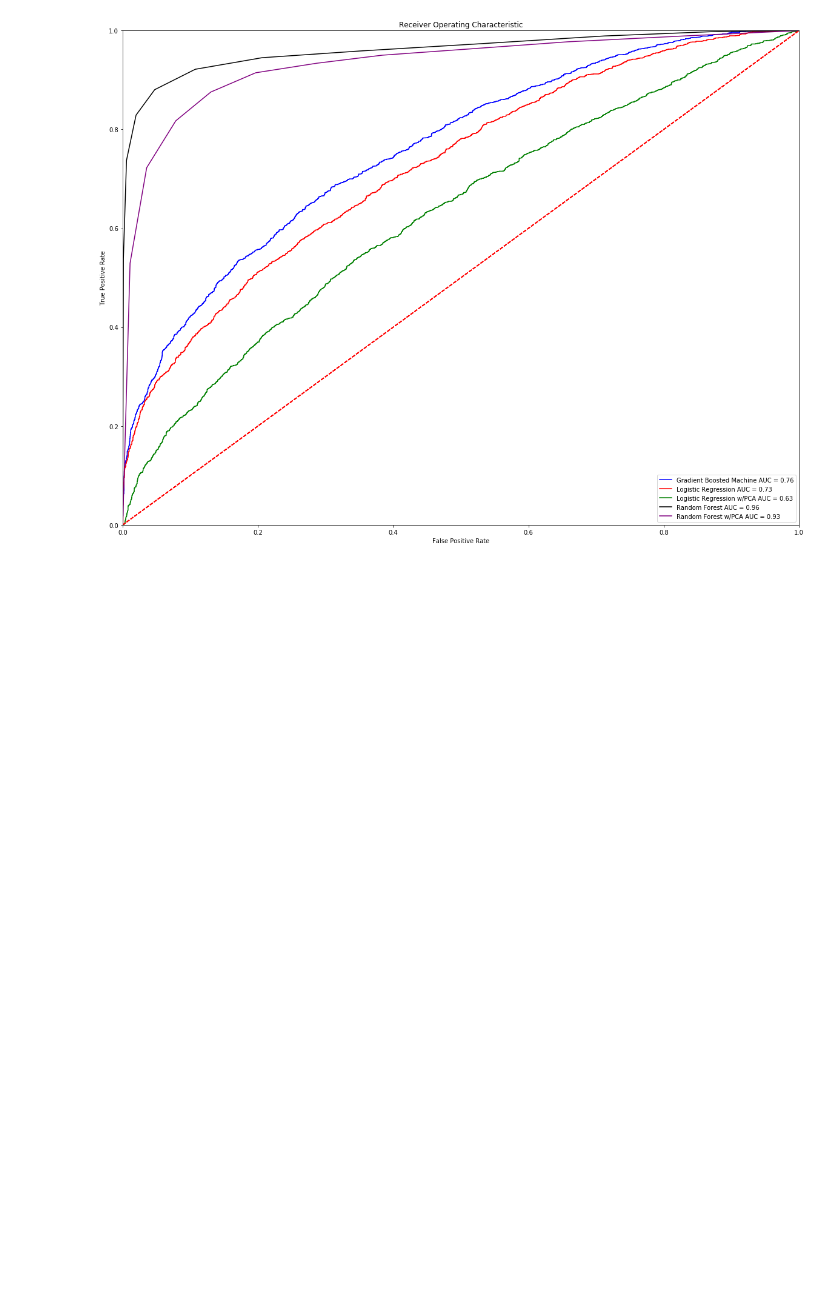
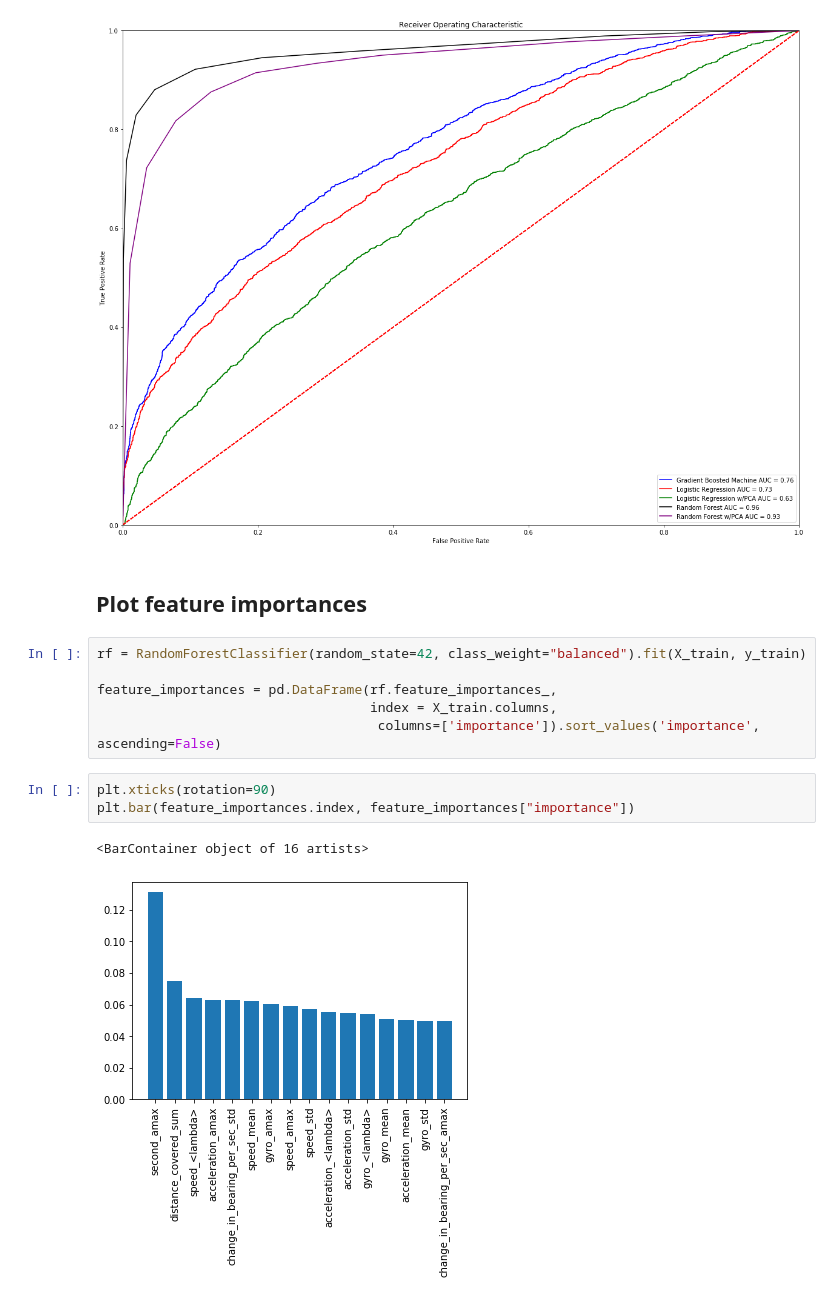
Before and after one commit to jtsw1990/grab-ai-safety, a Jupyter notebook: 3. Safety Challenge - Model Selection.ipynb, the cells around one changed output. Drawn from its saved outputs; the diff is of its cells as text; blank space fills up the shorter version.

Commit message:
Added feature importance

```diff
--- a/3. Safety Challenge - Model Selection.ipynb
+++ b/3. Safety Challenge - Model Selection.ipynb
@@ -226,3 +226,17 @@ for idx, gs in enumerate(grids):
 plt.show()
 # %% [output]
 [figure]
+# %% [markdown]
+## Plot feature importances
+# %%
+rf = RandomForestClassifier(random_state=42, class_weight="balanced").fit(X_train, y_train)
+
+feature_importances = pd.DataFrame(rf.feature_importances_,
+                                   index = X_train.columns,
+                                    columns=['importance']).sort_values('importance', ascending=False)
+# %%
+plt.xticks(rotation=90)
+plt.bar(feature_importances.index, feature_importances["importance"])
+# %% [output]
+<BarContainer object of 16 artists>
+[figure, added]
```
